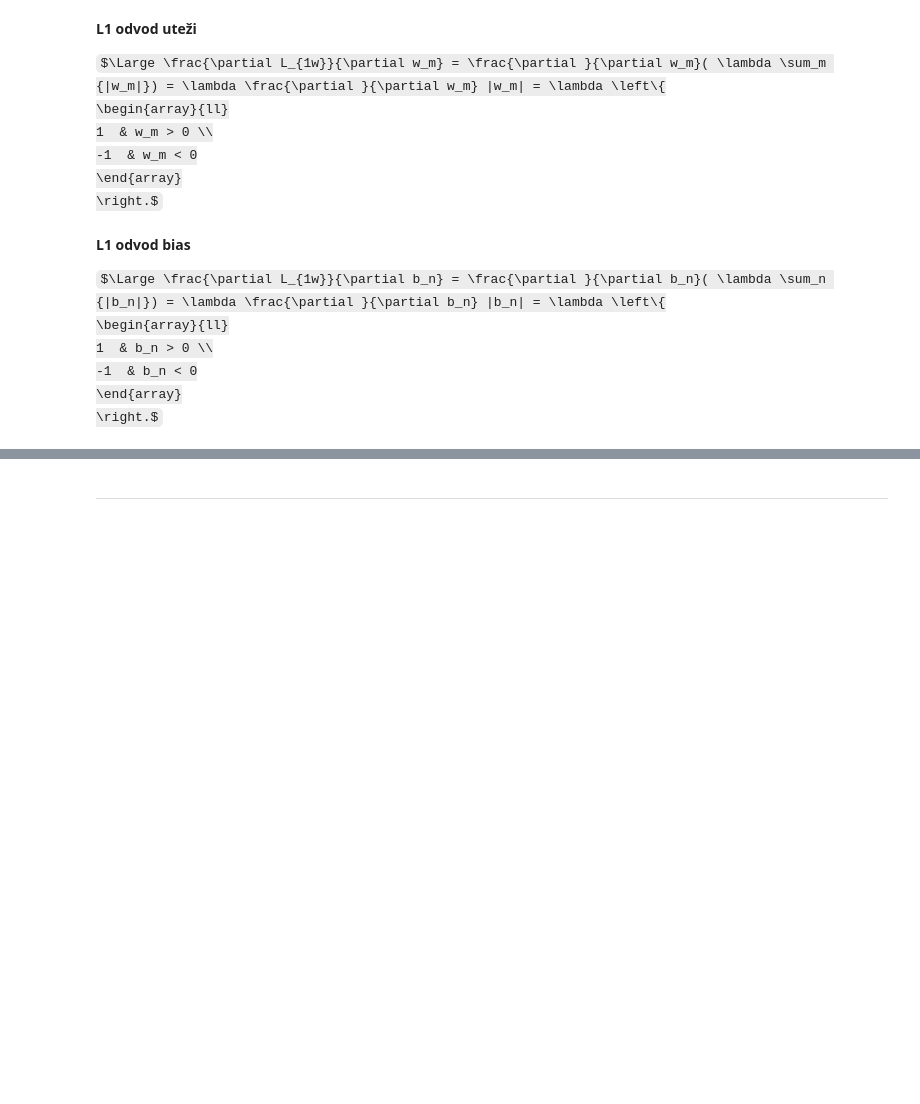
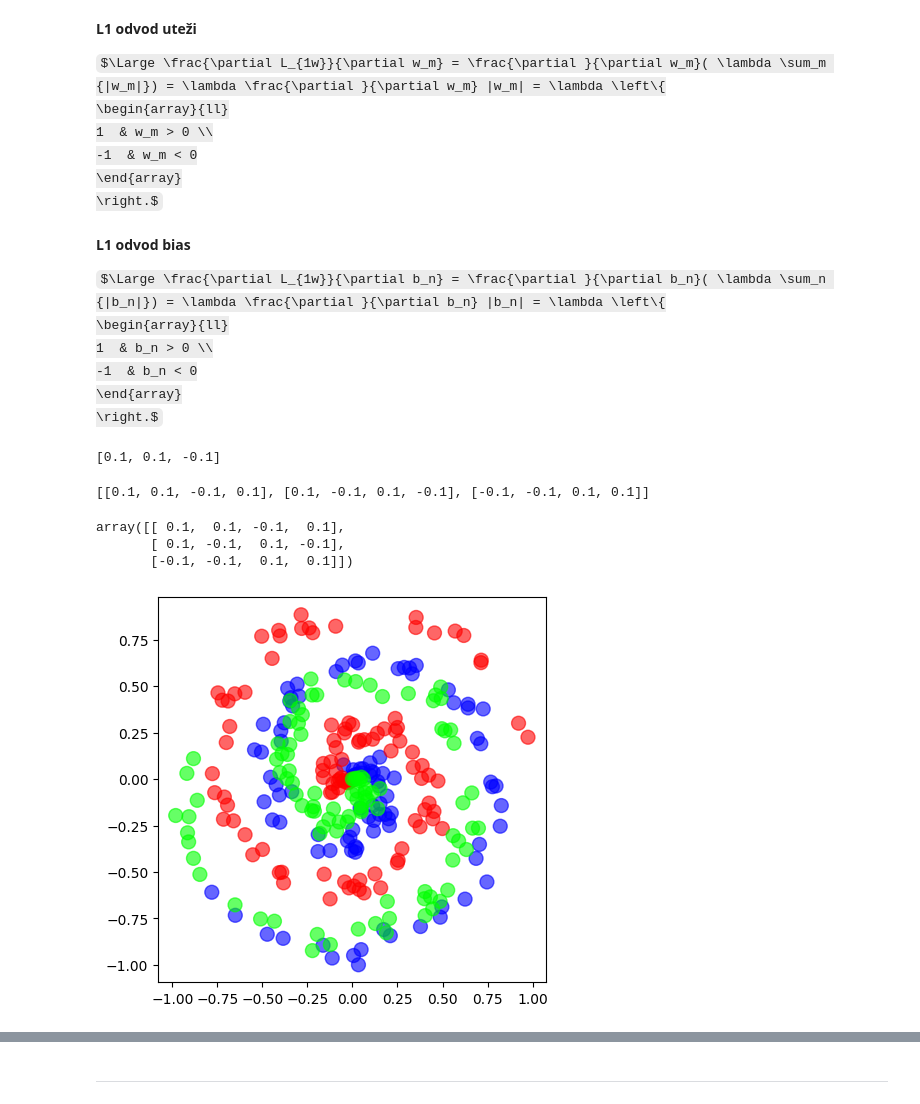
Before and after one commit to icta-tecaji/python-analitika-4-public, a Jupyter notebook: 01_Neural_Networks_Basics/Termin_02.ipynb, the cells around one changed output, grey strips where cells are left out. Cells and saved outputs as stored; diff of their text form; code cells hidden in the pictures; some formulas as TeX source; blank space fills up the shorter version.

```diff
--- a/01_Neural_Networks_Basics/Termin_02.ipynb
+++ b/01_Neural_Networks_Basics/Termin_02.ipynb
@@ -68,3 +102,72 @@ $\Large \frac{\partial L_{1w}}{\partial b_n} = \frac{\partial }{\partial b_n}( \
         -1  & b_n < 0
 	\end{array}
 \right.$
+# %%
+weights = [0.2, 0.8, -0.5]
+weights_regularizer_l1 = 0.1 # lambda
+dL1 = []
+for weight in weights:
+    if weight >= 0:
+        dL1.append(weights_regularizer_l1*1)
+    else:
+        dL1.append(weights_regularizer_l1*-1)
+dL1
+# %% [output]
+[0.1, 0.1, -0.1]
+# %%
+weights = [[0.2, 0.8, -0.5, 1],
+          [0.5, -0.91, 0.26, -0.5],
+          [-0.26, -0.27, 0.17, 0.87]]
+weights_regularizer_l1 = 0.1 # lambda
+dL1 = []
+for neuron in weights:
+    neuron_dL1 = []
+    for weight in neuron:
+        if weight >= 0:
+            neuron_dL1.append(weights_regularizer_l1*1)
+        else:
+            neuron_dL1.append(weights_regularizer_l1*-1)
+    dL1.append(neuron_dL1)
+dL1
+# %% [output]
+[[0.1, 0.1, -0.1, 0.1], [0.1, -0.1, 0.1, -0.1], [-0.1, -0.1, 0.1, 0.1]]
+# %%
+import numpy as np
+weights = np.array([[0.2, 0.8, -0.5, 1],
+          [0.5, -0.91, 0.26, -0.5],
+          [-0.26, -0.27, 0.17, 0.87]])
+weights_regularizer_l1 = 0.1 # lambda
+
+dL1 = np.ones_like(weights)
+dL1[weights < 0 ] = -1
+dL1 = dL1 * weights_regularizer_l1
+dL1
+# %% [output]
+array([[ 0.1,  0.1, -0.1,  0.1],
+       [ 0.1, -0.1,  0.1, -0.1],
+       [-0.1, -0.1,  0.1,  0.1]])
+# %%
+import numpy as np
+import matplotlib.pyplot as plt
+
+# Copyright (c) 2015 Andrej Karpathy
+# License: https://github.com/cs231n/cs231n.github.io/blob/master/LICENSE
+# Source: https://cs231n.github.io/neural-networks-case-study/
+def spiral_data(samples, classes):
+    X = np.zeros((samples*classes, 2))
+    y = np.zeros(samples*classes, dtype='uint8')
+    for class_number in range(classes):
+        ix = range(samples*class_number, samples*(class_number+1))
+        r = np.linspace(0.0, 1, samples)
+        t = np.linspace(class_number*4, (class_number+1)*4, samples) + np.random.randn(samples)*0.2
+        X[ix] = np.c_[r*np.sin(t*2.5), r*np.cos(t*2.5)]
+        y[ix] = class_number
+    return X, y
+
+X, y = spiral_data(100, 3)
+
+fig, ax = plt.subplots(figsize=(5, 5))
+ax.scatter(X[:, 0], X[:, 1], c=y, cmap="brg", marker="o", s=100, alpha=0.6)
+plt.show()
+# %% [output]
+[figure, added]
```
Also changed, not shown: parts of 39 cells of this notebook, 6 other files.
